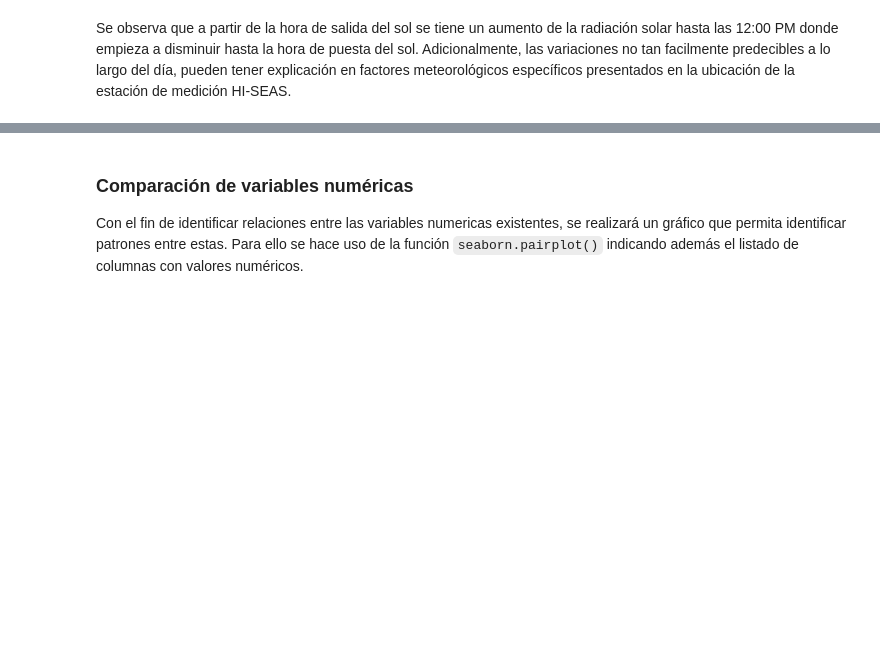
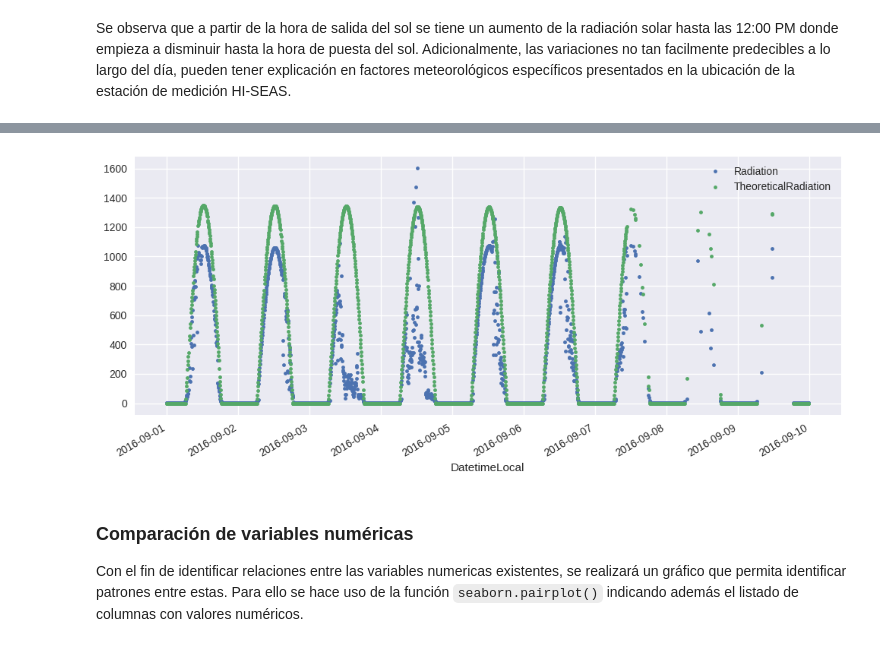
Before and after one commit to MoisesGuerreroUdeA/Seminario-Analitica-CDatos, a Jupyter notebook: jupyter/ME03/ME03_dataset2.ipynb, the cells around one changed output, grey strips where cells are left out. Cells and saved outputs as stored; diff of their text form; code cells hidden in the pictures; blank space fills up the shorter version.

```diff
--- a/jupyter/ME03/ME03_dataset2.ipynb
+++ b/jupyter/ME03/ME03_dataset2.ipynb
@@ -443,11 +416,0 @@ df_grouped
-# %%
-radiacion = np.zeros((365, 24))
-for _, row in df_grouped.iterrows():
-    radiacion[row['DayOfYear']-2][row['HourLocal']] = row['Radiation']
-
-plt.imshow(radiacion[:,:], aspect='auto', cmap='hot')
-plt.xlabel('Hora')
-plt.ylabel(u'Día')
-plt.grid()
-plt.colorbar()
-plt.show()
@@ -455,0 +425,5 @@ plt.show()
+# %%
+# Ubicación de la estación meteorológica de Hawaii
+latitud = 19.602378
+longitud = -155.487192
+longitud_uso = -150 # Longitud del uso horario
@@ -456,3 +542,9 @@ plt.show()
+# %%
+df_prep[df_prep.DatetimeLocal.between('2016-09-01', '2016-09-10')].plot(x = 'DatetimeLocal', y = ['Radiation', 'TheoreticalRadiation'], figsize = (12, 5), style='.')
+plt.legend()
+plt.show()
+# %% [output]
+[figure, added]
 # %% [markdown]
 ### Comparación de variables numéricas
 
```
Also changed, not shown: parts of 22 cells of this notebook.
